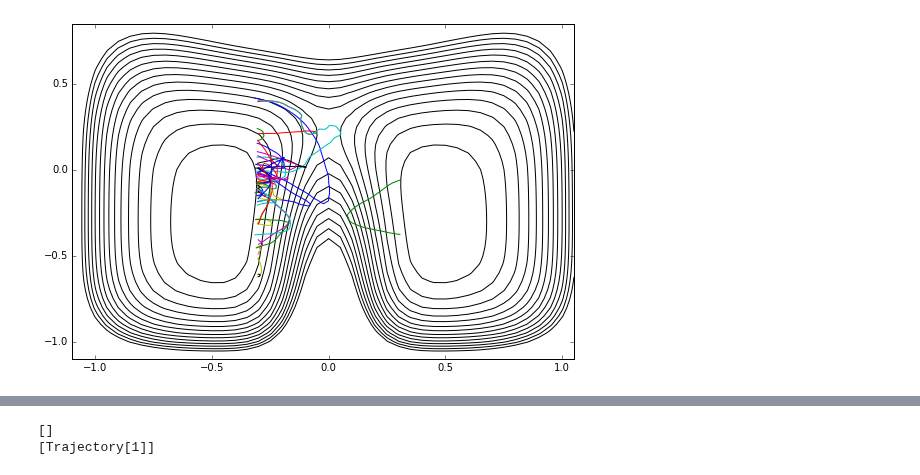
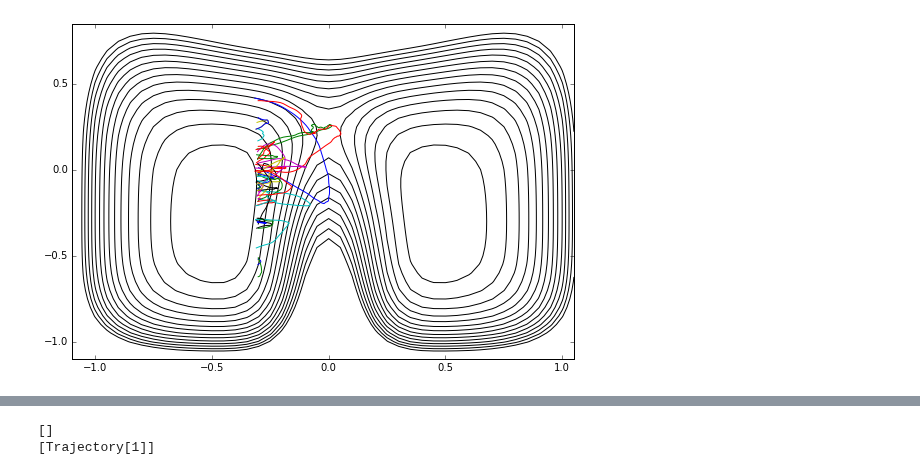
Before and after one commit to openpathsampling/openpathsampling, a Jupyter notebook: examples/ipython/toy_analysis.ipynb, the cells around one changed output, grey strips where cells are left out. Saved outputs shown, nothing was run; the diff lists cells and outputs as text; code cells hidden in the pictures.

```diff
--- a/examples/ipython/toy_analysis.ipynb
+++ b/examples/ipython/toy_analysis.ipynb
@@ -54,7 +54,7 @@ def first_n(storage, n, trajid):
             break
     return first
 # %%
-first40 = first_n(storage, 40, trajid=5)
+first40 = first_n(storage, 40, trajid=4)
 # %%
 %%time
 from openpathsampling.visualize import PathTreeBuilder
@@ -79,7 +79,7 @@ SVG(view.to_svg())
 prev = first40[0].trajectory
 decorrelated = [prev]
 for s in first40:
-    if not s.trajectory.correlation(prev):
+    if not paths.Trajectory.correlation(s.trajectory, prev):
         decorrelated.append(s.trajectory)
         prev = s.trajectory
 print "From these samples we have " + str(len(decorrelated)) + " decorrelated trajectories."
@@ -130,10 +130,10 @@ plot.add_pes(storage.engines.load(0).pes)
 # %%
 ens0_traj = [s.trajectory for s in storage.samples if s.ensemble == retis.ensembles[0]]
 plt.contour(plot.X, plot.Y, plot._pes, levels=np.arange(0.0, 1.5, 0.1), colors='k')
-for mytraj in ens0_traj[slice(None,None,10)]:
+for mytraj in ens0_traj[slice(None,None,15)]:
     plt.plot(mytraj.coordinates()[:,0,0], mytraj.coordinates()[:,0,1])
 # %% [output]
-[figure, old version]
+[figure, new version]
 # %%
 wham = retis.total_crossing_probability(method="wham")
 # %%
```
Also changed, not shown: parts of 15 cells of this notebook, 5 other files.
